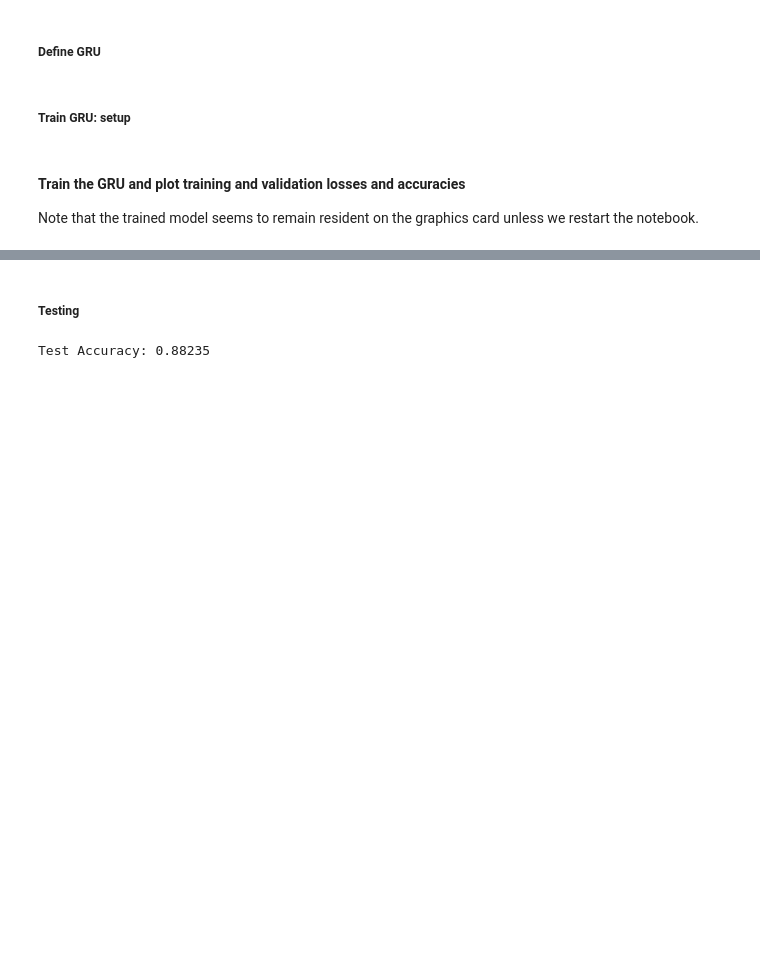
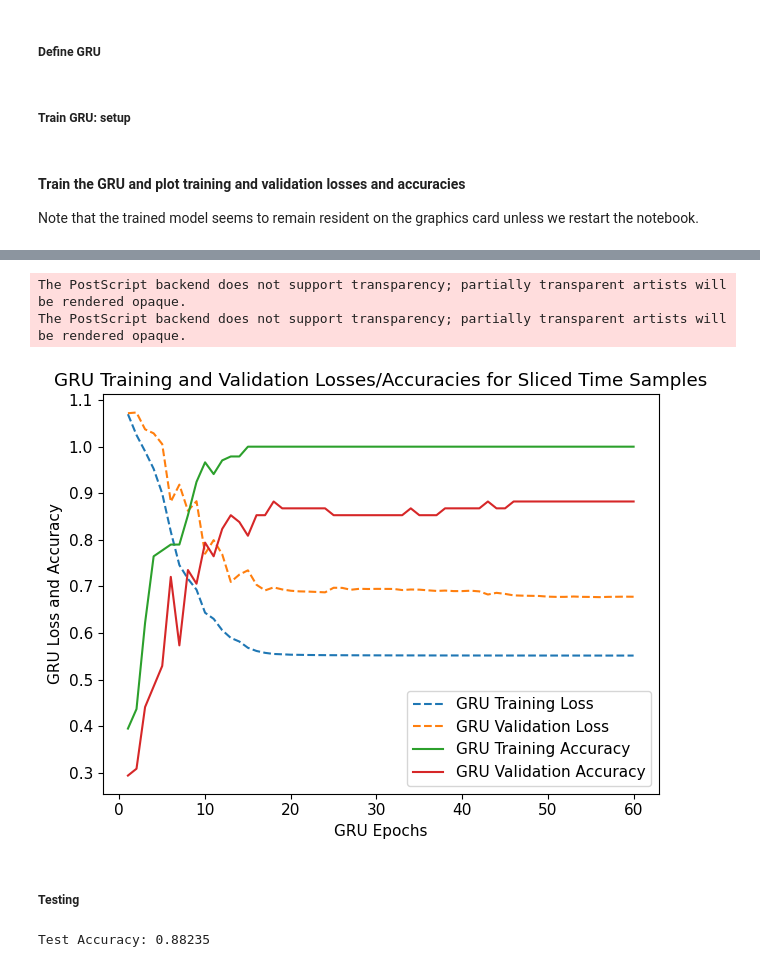
Before and after one commit to kkke/NeuroMatch_Project, a Jupyter notebook: ray notebook/notebook_rnn_lstm_gru_base_class.ipynb, the cells around one changed output, grey strips where cells are left out. Drawn from its saved outputs; the diff is of its cells as text; code cells hidden in the pictures; blank space fills up the shorter version.

```diff
--- a/ray notebook/notebook_rnn_lstm_gru_base_class.ipynb
+++ b/ray notebook/notebook_rnn_lstm_gru_base_class.ipynb
@@ -832,3 +798,27 @@ Epoch [60/60], Validation Loss: 0.67789629, Validation Accuracy: 0.8824
+# %%
+# Plot the losses and accuracies at the end of all epochs
+GRU_x_epochs = list(range(1, GRU_total_epochs + 1))
+plt.figure(figsize=(7, 5))
+plt.rcParams.update({'font.size': 11})
+
+# Plot losses (dashed) and accuracies (solid)
+plt.plot(GRU_x_epochs, GRU_train_losses, linestyle='--', label='GRU Training Loss')
+plt.plot(GRU_x_epochs, GRU_val_losses, linestyle='--', label='GRU Validation Loss')
+plt.plot(GRU_x_epochs, GRU_train_accuracies, label='GRU Training Accuracy')
+plt.plot(GRU_x_epochs, GRU_val_accuracies, label='GRU Validation Accuracy')
+plt.xlabel('GRU Epochs')
+plt.ylabel('GRU Loss and Accuracy')
+plt.title('GRU Training and Validation Losses/Accuracies for Sliced Time Samples')
+plt.legend()
+
+plt.tight_layout()
+plt.savefig('eps/GRU_11_base_spks_class.eps')
+plt.savefig('svg/GRU_11_base_spks_class.svg')
+plt.show()
+# %% [output]
+The PostScript backend does not support transparency; partially transparent artists will be rendered opaque.
+The PostScript backend does not support transparency; partially transparent artists will be rendered opaque.
+[figure, added]
 # %% [markdown]
 ##### Testing
 # %%
```
Also changed, not shown: parts of 7 cells of this notebook, 14 other files.
